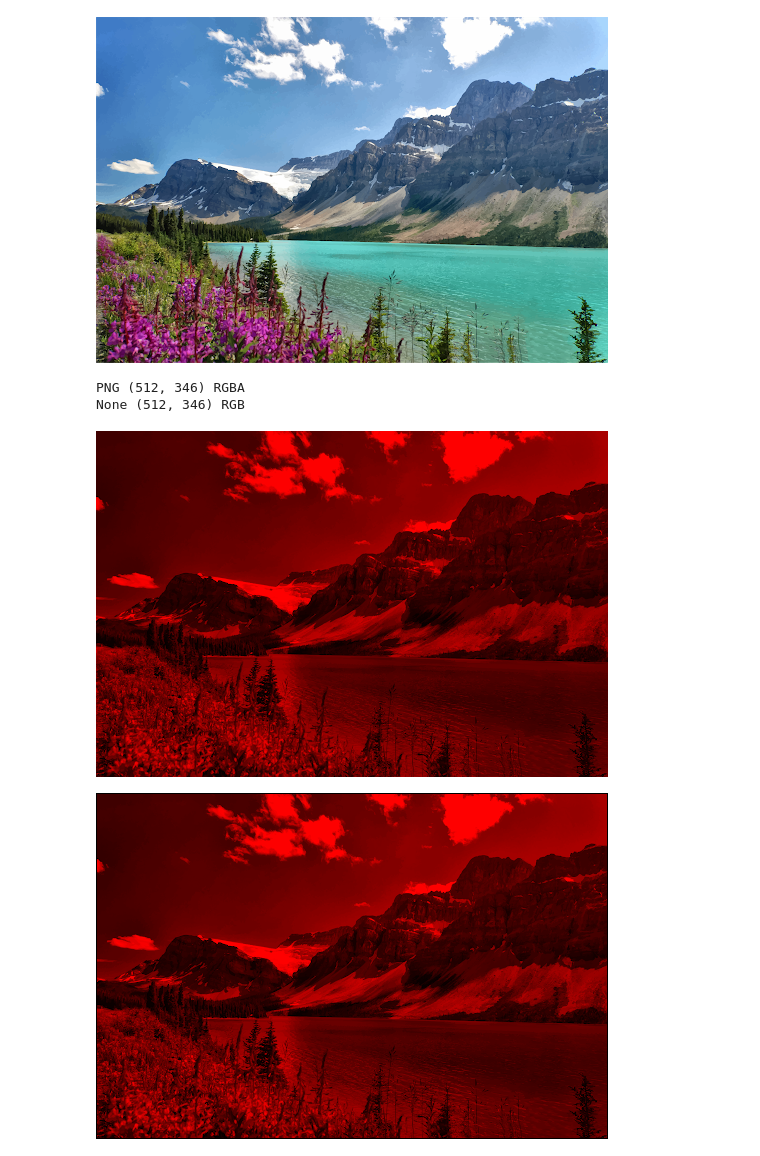
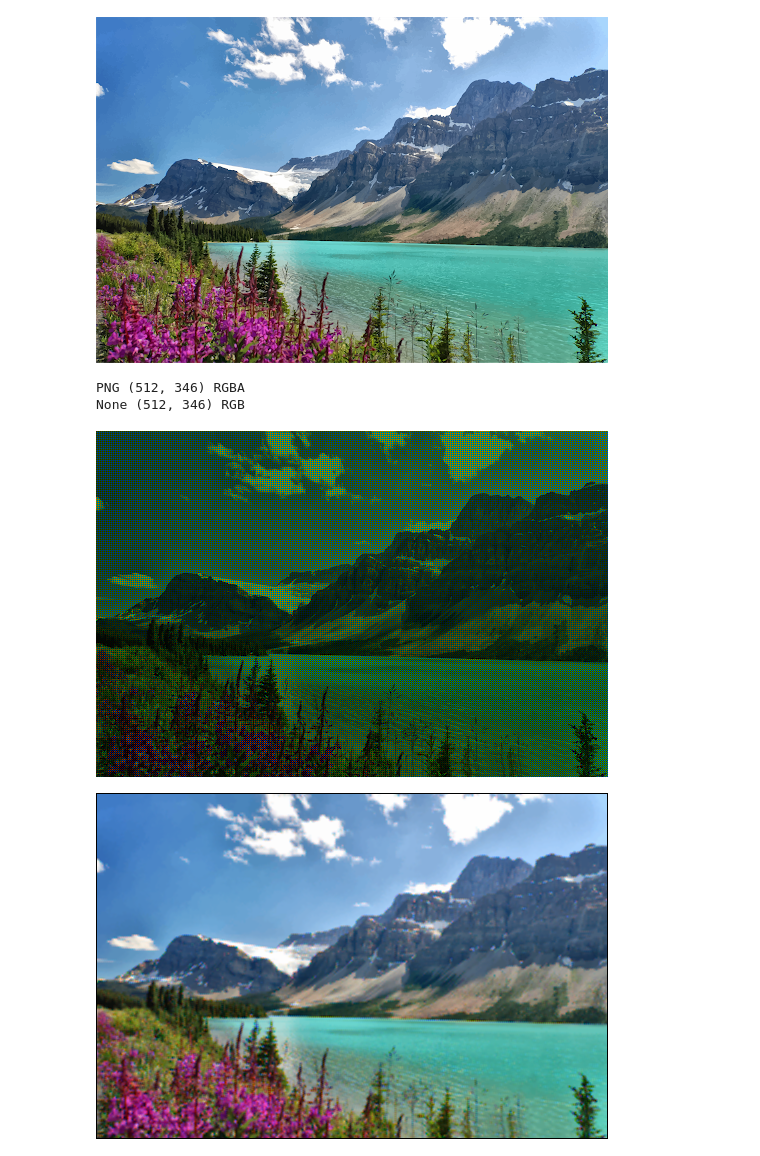
Before and after one commit to kumadesu0709/CS-alevel, a Jupyter notebook: CS alevel 2025/bayer_filter (template).ipynb, the cells around one changed output. Drawn from its saved outputs; the diff is of its cells as text; code cells hidden in the pictures.

```diff
--- a/CS alevel 2025/bayer_filter (template).ipynb
+++ b/CS alevel 2025/bayer_filter (template).ipynb
@@ -1,19 +1,26 @@
 # %%
 from PIL import Image
-
+original_image = Image.open("landscape.png")
 
 def get_bayer_colour(x, y):
     # Should return 'R', 'B', 'G1' or 'G2'
     # Pattern is
     # R  G1 R  G1 R  G1
-    # B2 B  G2 B  G2 B
+    # G2 B  G2 B  G2 B
     # R  G1 R  G1 R G1
     # B2 B  G2 B  G2 B
     # R  G1 R  G1 R G1
     # B2 B  G2 B  G2 B
-    return 'R'
-
-original_image = Image.open("landscape.png")
+    if y % 2 == 0:
+        if x % 2 == 0:
+            return "R"
+        else:
+            return "G1"
+    else:
+        if x % 2 == 0:
+            return "G2"
+        else:
+            return "B"
 original_image
 # %% [output]
 [figure]
@@ -45,31 +52,44 @@ mosaic_image
 # %% [output]
 PNG (512, 346) RGBA
 None (512, 346) RGB
-[figure, old version]
+[figure, new version]
 # %%
 
 def demosaic(image):
     w, h = image.size
     demosaic_image = Image.new('RGB', image.size)
     mosaic_pixels = image.load()
     demosaic_pixels = demosaic_image.load()
 
     for y in range(1, h-1):
         for x in range(1, w-1):
-            r, g, b = mosaic_pixels[x, y]
             bayer_colour = get_bayer_colour(x, y)
-
+            r, g, b = 0, 0, 0
             ## Demosiac code goes here...
             # Calculate the values for r, g and b
             # based on the averages of the neighbouring pixels
-
-            demosaic_pixels[x, y] = r, g, b
+            for y2 in range (y-1, y+2):
+                for x2 in range (x-1, x+2):
+                    r += mosaic_pixels[x2,y2][0]
+                    g += mosaic_pixels[x2,y2][1]
+                    b += mosaic_pixels[x2,y2][2]
+            if bayer_colour == 'R':
+                g = g/4
+                b = b/4
+            elif bayer_colour == 'B':
+                r = r/4
+                g = g/4
+            else:
+                r= r/2
+                b = b/2
+                g = g/5
+            demosaic_pixels[x, y] = round(r), round(g), round(b)
     return demosaic_image
 
 demosaiced_image = demosaic(mosaic_image)
 demosaiced_image
 # %% [output]
-[figure, old version]
+[figure, new version]
 # %%
 original_image.show()
 mosaic_image.show()
```
Also changed, not shown: 7 other files.
